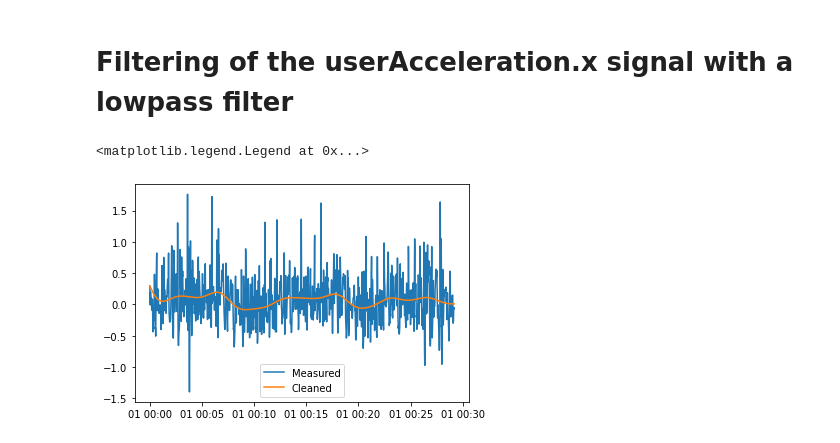
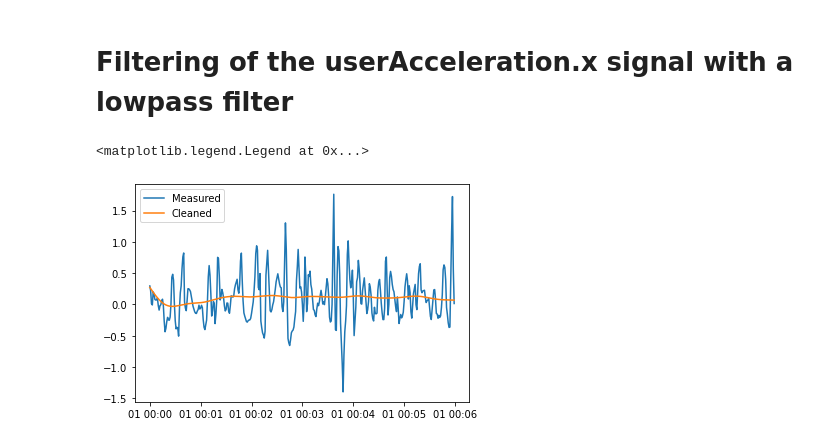
Before and after one commit to silviaserafini/datamad0320, a Jupyter notebook: module-2/lab-time-series/your-code/main.ipynb, the cells around one changed output. Drawn from its saved outputs; the diff is of its cells as text; code cells hidden in the pictures.

```diff
--- a/module-2/lab-time-series/your-code/main.ipynb
+++ b/module-2/lab-time-series/your-code/main.ipynb
@@ -248,20 +248,20 @@ print(mean,RMSE,RMSE/mean)
 # %%
 from scipy import signal
 
 # sampling Frequency
-Y=sensor["userAcceleration.x"]
-X=sensor['date']
+Y=sensor["userAcceleration.x"][0:360]
+X=sensor['date'][0:360]
 Fm=1000
-Fc=10
+Fc=30
 
 b, a = signal.butter(3, Fc/Fm)
 
 # aplicamos el filtro
 Y_clean = signal.filtfilt(b, a, Y)
 
 plt.plot(X,Y)
 plt.plot(X,Y_clean)
 plt.legend(["Measured","Cleaned"])
 # %% [output]
 <matplotlib.legend.Legend at 0x...>
-[figure, old version]
+[figure, new version]
```
Also changed, not shown: parts of 2 cells of this notebook.
